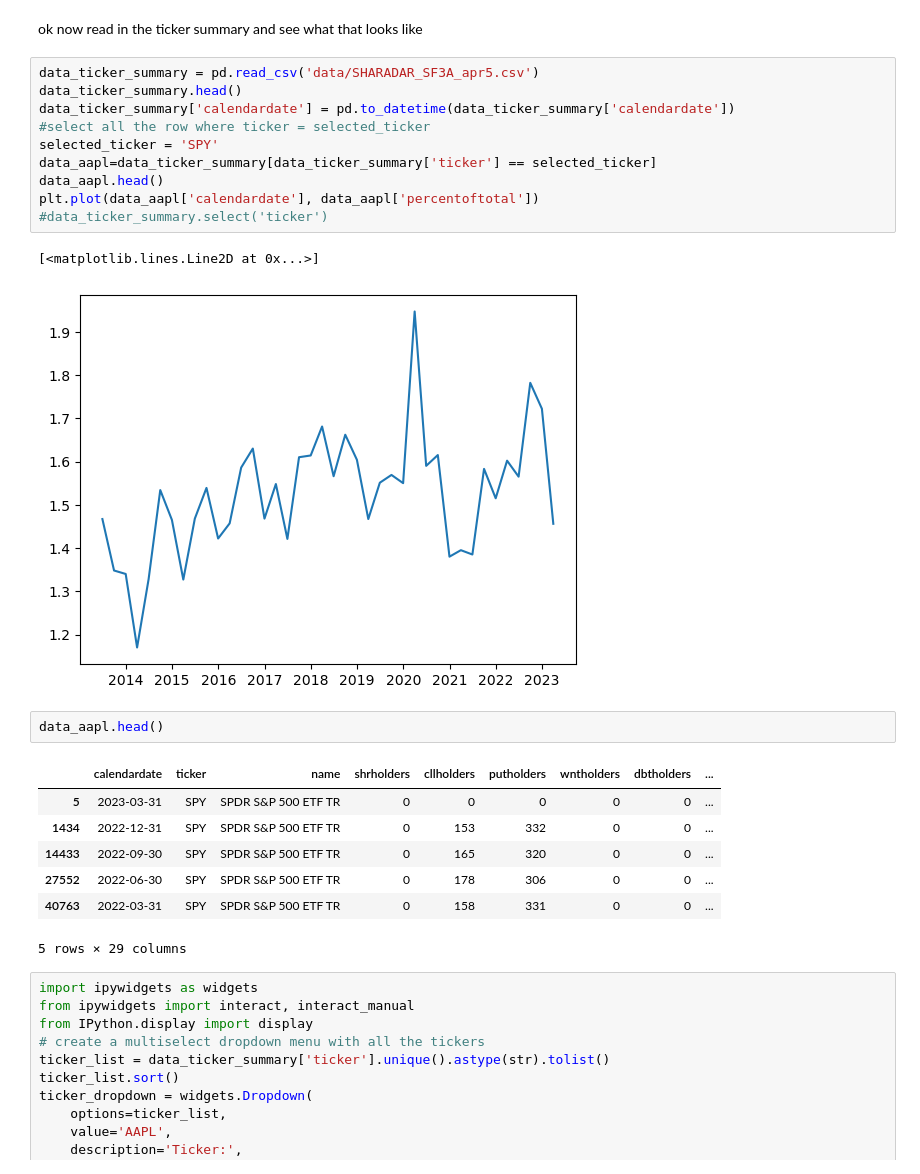
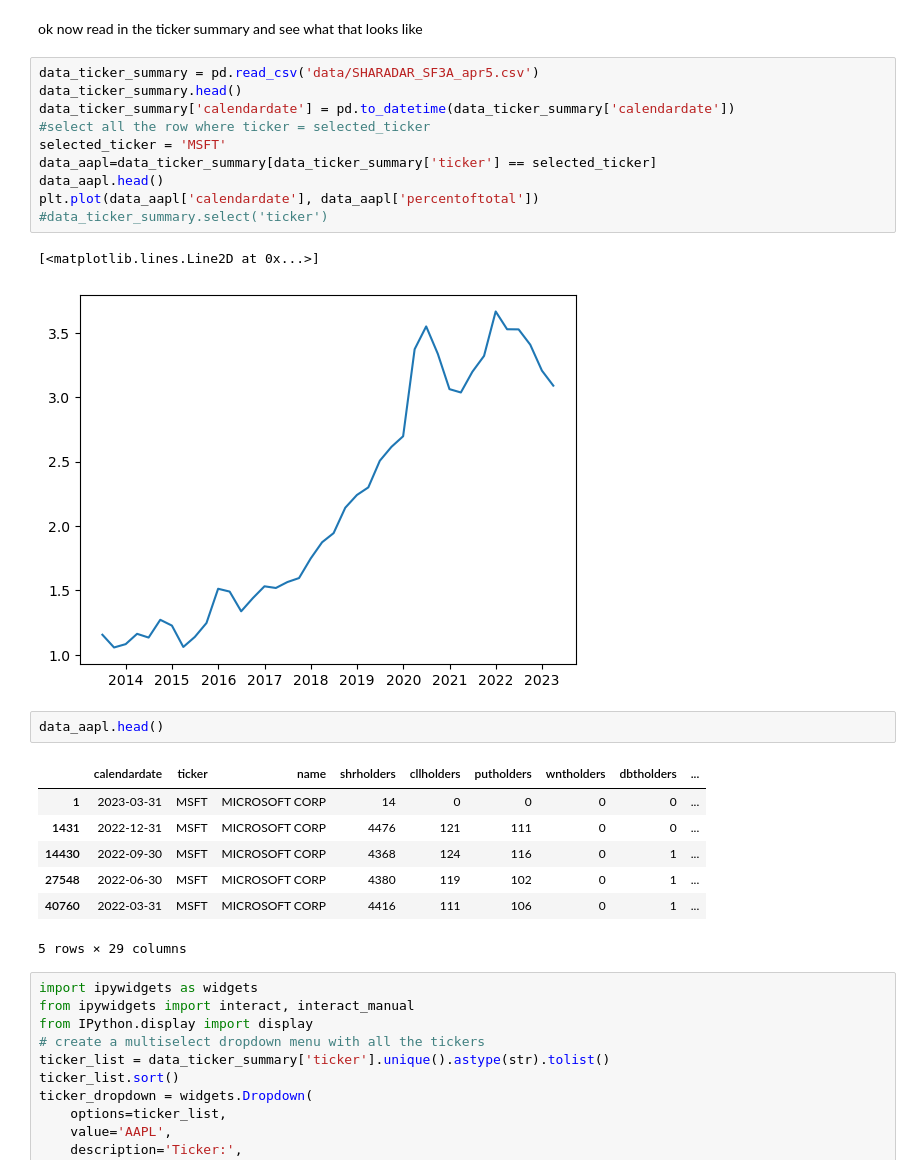
Before and after one commit to FirmAI-Research/colab_filtering, a Jupyter notebook: data_explore_1.ipynb, the cells around one changed output. Saved outputs shown, nothing was run; the diff lists cells and outputs as text.

```diff
--- a/data_explore_1.ipynb
+++ b/data_explore_1.ipynb
@@ -62,25 +62,25 @@ ok now read in the ticker summary and see what that looks like
 # %%
 data_ticker_summary = pd.read_csv('data/SHARADAR_SF3A_apr5.csv')
 data_ticker_summary.head()
 data_ticker_summary['calendardate'] = pd.to_datetime(data_ticker_summary['calendardate'])
 #select all the row where ticker = selected_ticker
-selected_ticker = 'SPY'
+selected_ticker = 'MSFT'
 data_aapl=data_ticker_summary[data_ticker_summary['ticker'] == selected_ticker]
 data_aapl.head()
 plt.plot(data_aapl['calendardate'], data_aapl['percentoftotal'])
 #data_ticker_summary.select('ticker')
 # %% [output]
 [<matplotlib.lines.Line2D at 0x...>]
-[figure, old version]
+[figure, new version]
 # %%
 data_aapl.head()
 # %% [output]
 |  | calendardate | ticker | name | shrholders | cllholders | putholders | wntholders | dbtholders | ... |
-| 5 | 2023-03-31 | SPY | SPDR S&P 500 ETF TR | 0 | 0 | 0 | 0 | 0 | ... |
-| 1434 | 2022-12-31 | SPY | SPDR S&P 500 ETF TR | 0 | 153 | 332 | 0 | 0 | ... |
-| 14433 | 2022-09-30 | SPY | SPDR S&P 500 ETF TR | 0 | 165 | 320 | 0 | 0 | ... |
-| 27552 | 2022-06-30 | SPY | SPDR S&P 500 ETF TR | 0 | 178 | 306 | 0 | 0 | ... |
-| 40763 | 2022-03-31 | SPY | SPDR S&P 500 ETF TR | 0 | 158 | 331 | 0 | 0 | ... |
+| 1 | 2023-03-31 | MSFT | MICROSOFT CORP | 14 | 0 | 0 | 0 | 0 | ... |
+| 1431 | 2022-12-31 | MSFT | MICROSOFT CORP | 4476 | 121 | 111 | 0 | 0 | ... |
+| 14430 | 2022-09-30 | MSFT | MICROSOFT CORP | 4368 | 124 | 116 | 0 | 1 | ... |
+| 27548 | 2022-06-30 | MSFT | MICROSOFT CORP | 4380 | 119 | 102 | 0 | 1 | ... |
+| 40760 | 2022-03-31 | MSFT | MICROSOFT CORP | 4416 | 111 | 106 | 0 | 1 | ... |
 5 rows × 29 columns
 # %%
 import ipywidgets as widgets
```
Also changed, not shown: parts of 9 cells of this notebook, 2 other files.
